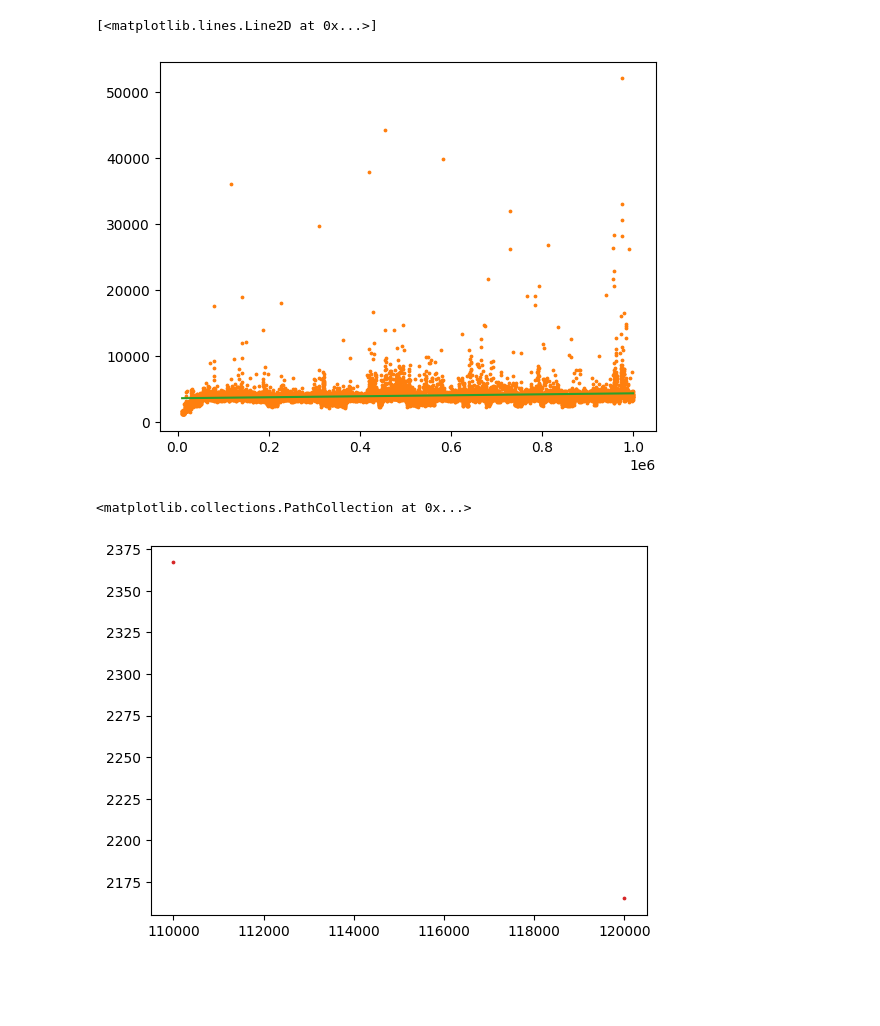
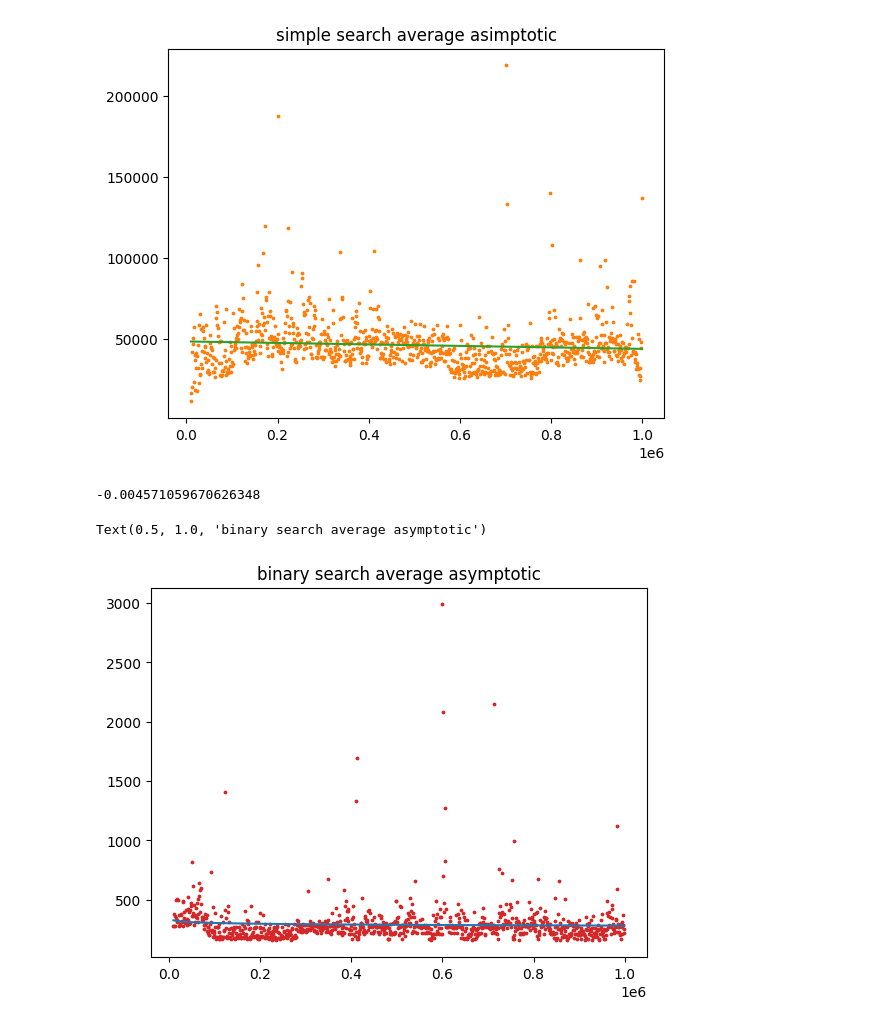
Before and after one commit to phystech-lunev-da/programming-semestr2, a Jupyter notebook: lab1/task1/Untitled.ipynb, the cells around one changed output. Drawn from its saved outputs; the diff is of its cells as text; code cells hidden in the pictures; blank space fills up the shorter version.

```diff
--- a/lab1/task1/Untitled.ipynb
+++ b/lab1/task1/Untitled.ipynb
@@ -13,6 +8,8 @@ Asimptotic test for simple search finished...
 # %%
-data1 = pd.read_csv("data_simple.csv", sep = '\t')
-data2 = pd.read_csv("data_binary.csv", sep = '\t')
+data1 = pd.read_csv("data_simple_average.csv", sep = ' ')
+data2 = pd.read_csv("data_binary_average.csv", sep = ' ')
+data3 = pd.read_csv("data_simple_bad.csv", sep = ' ')
+data4 = pd.read_csv("data_binary_bad.csv", sep = ' ')
 # %%
 n1 = data1.iloc[:, 0]
 t1 = data1.iloc[:, 1]
@@ -28,11 +31,23 @@ x1 = np.linspace(min(n1), max(n1), 1000)
 y1 = result1.slope * x1 + result1.intercept
 
 plt.plot(x1, y1, color='C2')
+plt.title("simple search average asimptotic")
+plt.show()
+
+print(result1.slope)
 # %% [output]
+[figure, new version]
-[<matplotlib.lines.Line2D at 0x...>]
+-0.004571059670626348
-[figure, old version]
 # %%
 plt.scatter(n2, t2, 3, 'C3')
+
+result2 = linregress(np.log2(n2), t2)
+
+x2 = np.linspace(min(n2), max(n2), 1000)
+y2 = result2.slope * np.log2(x2) + result2.intercept
+
+plt.plot(x2, y2)
+plt.title("binary search average asymptotic")
 # %% [output]
-<matplotlib.collections.PathCollection at 0x...>
+Text(0.5, 1.0, 'binary search average asymptotic')
-[figure, old version]
+[figure, new version]
```
Also changed, not shown: parts of 4 cells of this notebook, 37 other files.
